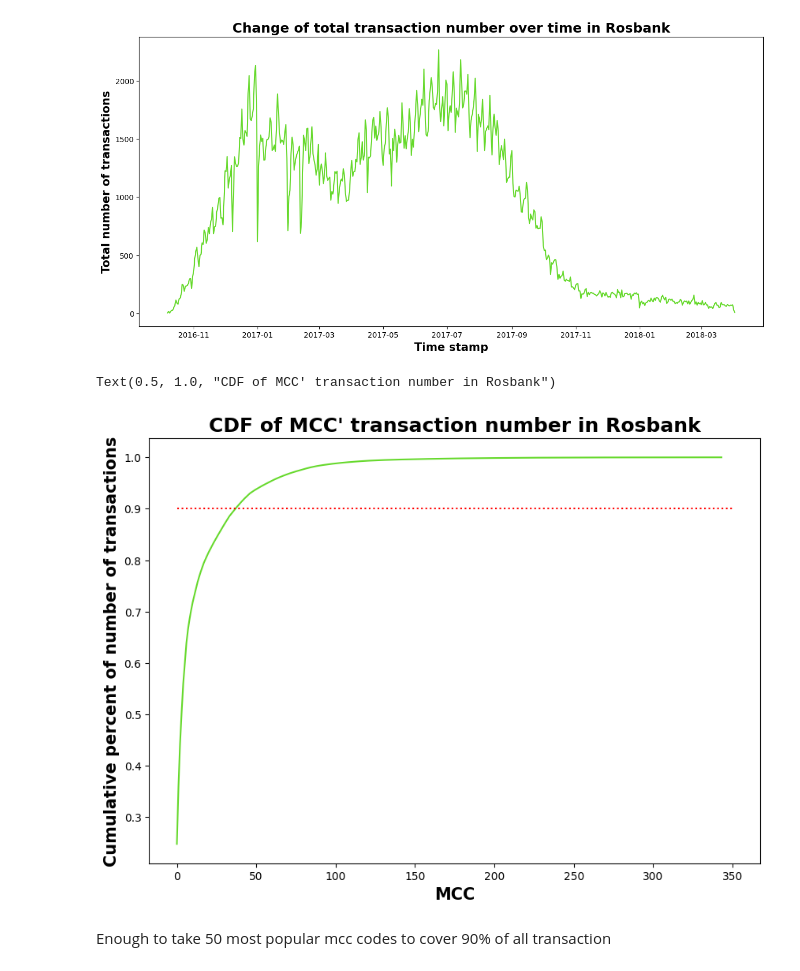
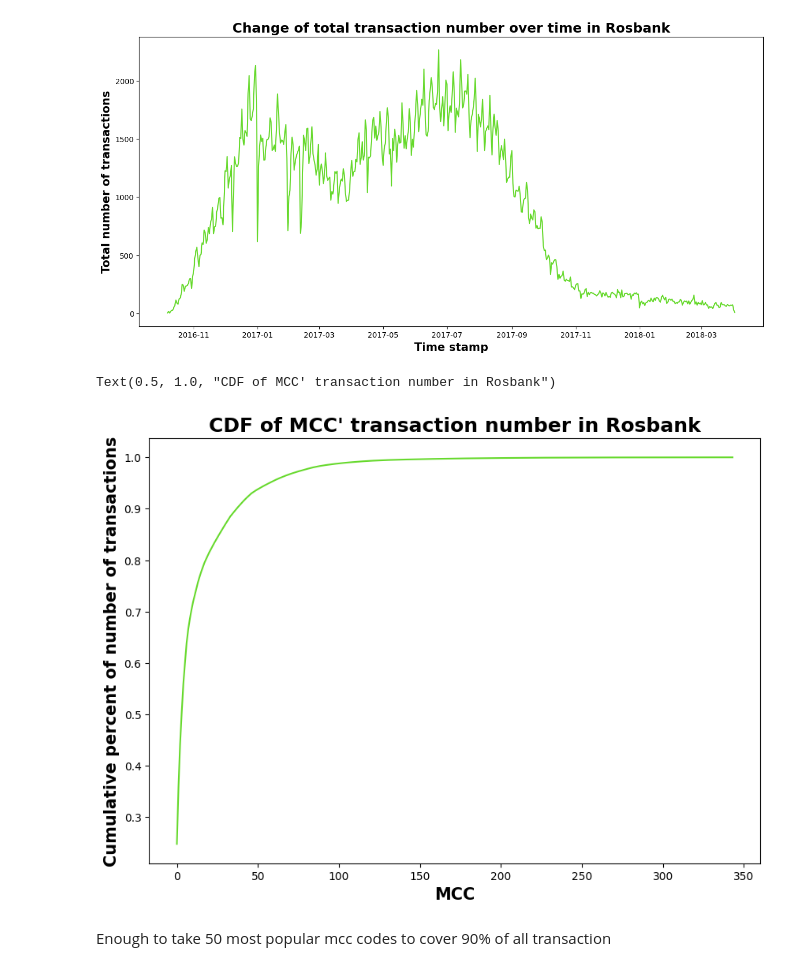
Before and after one commit to Matteus1904/GPT-like_approach_for_event_sequences, a Jupyter notebook: eda/rosbank_notebook.ipynb, the cells around one changed output. Drawn from its saved outputs; the diff is of its cells as text; code cells hidden in the pictures.

Commit message:
fix data visualization

```diff
--- a/eda/rosbank_notebook.ipynb
+++ b/eda/rosbank_notebook.ipynb
@@ -2,7 +2,7 @@
 import pandas as pd
 import matplotlib.pyplot as plt
 import numpy as np
-train = pd.read_csv('transactions_rosbank.csv')
+train = pd.read_csv('../data/rosbank/train.csv')
 # %%
 train
 # %% [output]
@@ -98,13 +98,12 @@ groups_agg['percent'] = groups_agg.Count_tr/sum(groups_agg.Count_tr)
 # %%
 plt.figure(figsize = (10, 7))
 groups_agg.sort_values(by='percent', ascending=False, na_position='first').reset_index().percent.cumsum().plot(color = '#66D92C')
 plt.xlabel('MCC', weight='bold', fontsize = 15)
 plt.ylabel('Cumulative percent of number of transactions', weight='bold', fontsize = 15)
-plt.hlines(0.9, 0, 350, 'r', linestyles='dotted')
 plt.title('CDF of MCC\' transaction number in Rosbank', weight='bold', fontsize = 18)
 # %% [output]
 Text(0.5, 1.0, "CDF of MCC' transaction number in Rosbank")
-[figure, old version]
+[figure, new version]
 # %% [markdown]
 Enough to take 50 most popular mcc codes to cover 90% of all transaction
 # %%
```
